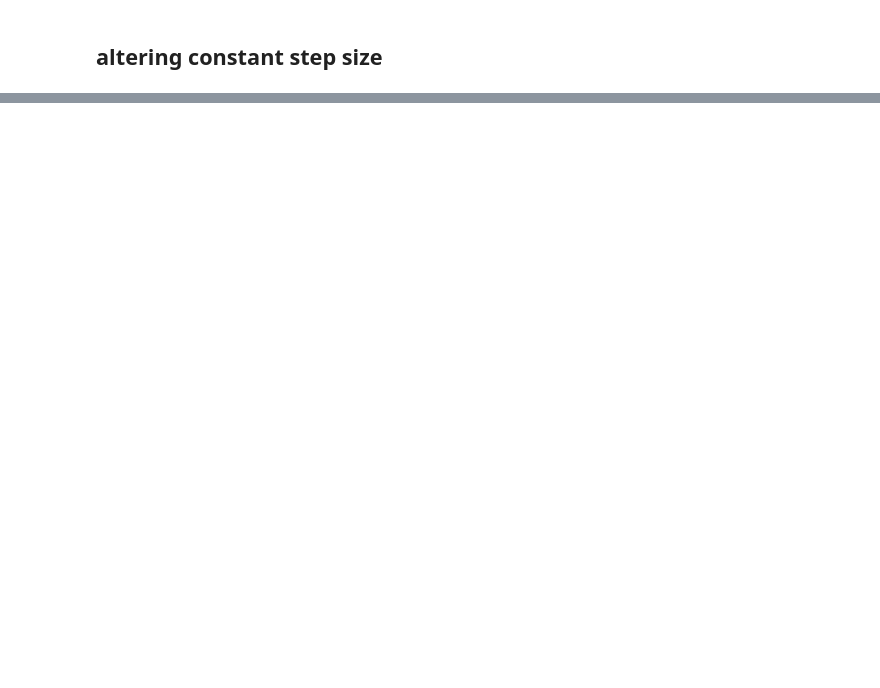
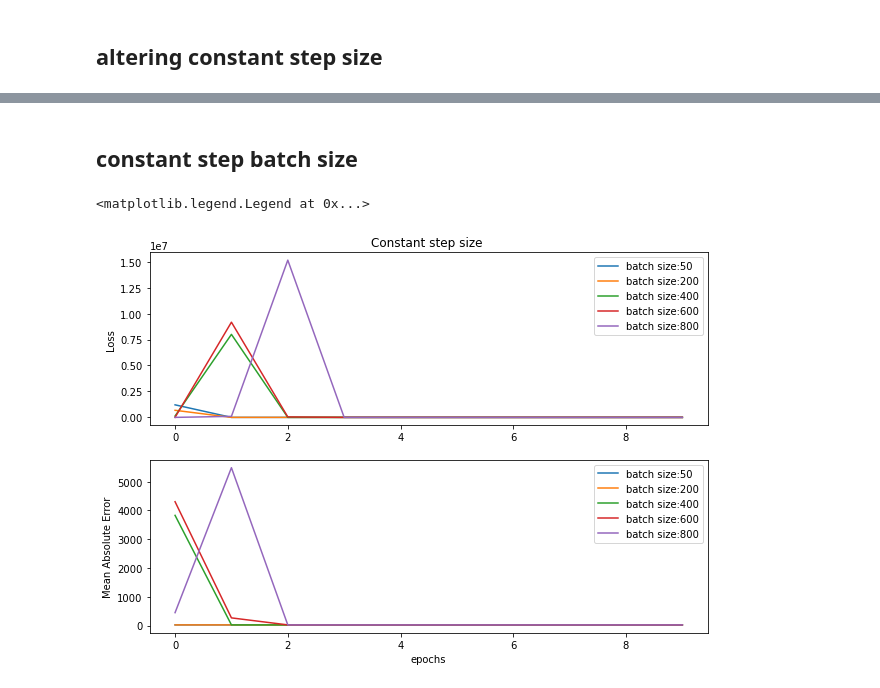
Before and after one commit to daltHub/optimisation_final, a Jupyter notebook: mlp_regression.ipynb, the cells around one changed output, grey strips where cells are left out. Cells and saved outputs as stored; diff of their text form; code cells hidden in the pictures; blank space fills up the shorter version.

```diff
--- a/mlp_regression.ipynb
+++ b/mlp_regression.ipynb
@@ -60,0 +64,28 @@ plt.legend()
+# %% [markdown]
+## constant step batch size
+# %%
+batch_sizes = [50, 200, 400, 600, 800] # default = 200
+# passing in model causes trinaing to carry over.
+# step_sizes = [1e-8, 0.1]
+plt.figure('Batch Size Constant Step',figsize=[10,7])
+for batch in batch_sizes:
+    constant_model = MLPRegressor(solver="sgd", batch_size=batch, learning_rate_init=1e-4, momentum=0)
+
+    mod, errs, loss = partial_train_loop(constant_model, 10, x_train, y_train, x_test, y_test)
+
+    plt.subplot(2, 1, 1)
+    # plt.xlabel("epochs")
+    plt.ylabel('Loss')
+    plt.title("Constant step size ")
+    plt.plot(range(len(loss)), loss, label = f"batch size:{batch}")
+    plt.legend()
+
+    plt.subplot(2, 1, 2)
+    plt.xlabel("epochs")
+    plt.ylabel('Mean Absolute Error')
+    plt.plot(range(len(errs)), errs, label = f"batch size:{batch}")
+
+plt.legend()
+# %% [output]
+<matplotlib.legend.Legend at 0x...>
+[figure, added]
```
Also changed, not shown: parts of 12 cells of this notebook, 1 other file.
